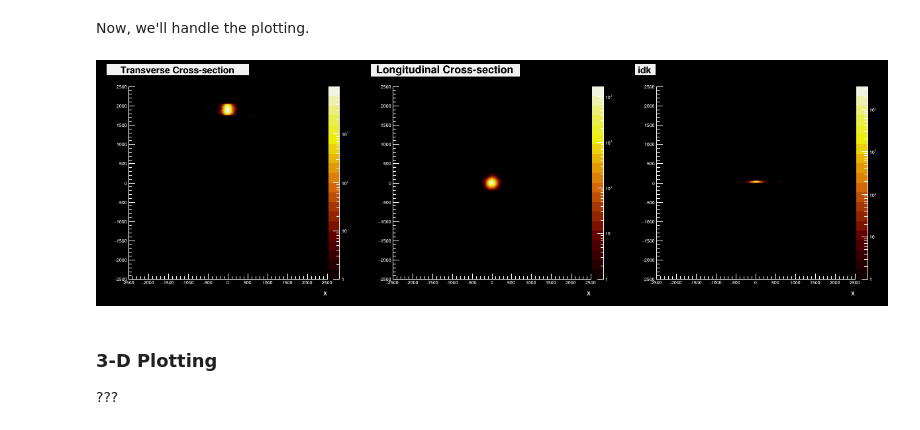
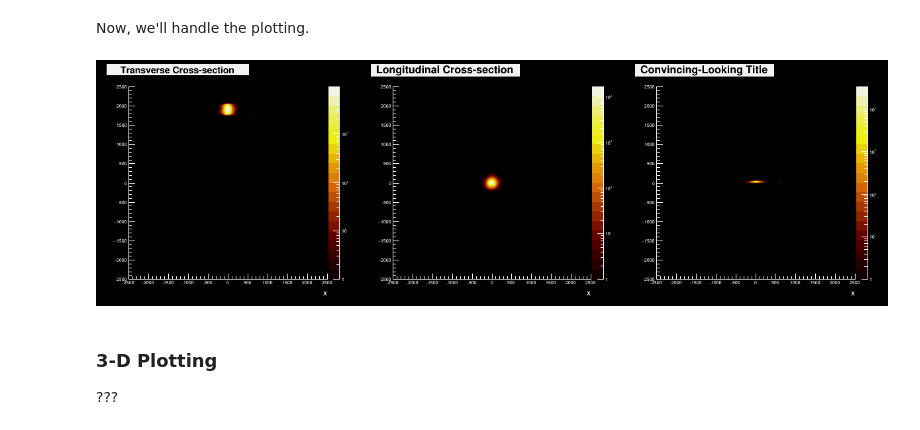
Before and after one commit to headunderheels/Jupyter-Projects, a Jupyter notebook: CalorimeterHits.ipynb, the cells around one changed output. Drawn from its saved outputs; the diff is of its cells as text; code cells hidden in the pictures.

```diff
--- a/CalorimeterHits.ipynb
+++ b/CalorimeterHits.ipynb
@@ -96,5 +87,3 @@ Here, let's define a new column to represent the radius, using [df.Define().](ht
-# %%
-df = df.Define("r", "ROOT::Math::XYZTVector('x', 'y', 'z', 't').mag()")
 # %% [markdown]
 ---
 ## Visualization
@@ -191,35 +184,35 @@ ROOT.gStyle.SetPalette(53)
 xbins = ybins = tbins = 100
 xmax = ymax = tmax = 2500
 xmin = ymin = tmin = -xmax
 
 
 c.cd(1)
 c.GetPad(1).SetFillColor(1)
 h1 = df.Histo2D(("h1", "Transverse Cross-section;x;y",
                  xbins, xmin, xmax,
                  ybins, ymin, ymax),
                 "barrel_x", "barrel_y")
 h1.Draw("CONT4 Z")
 
 c.cd(2)
 c.GetPad(2).SetFillColor(1)
 h2 = df.Histo2D(("h2", "Longitudinal Cross-section;x;z",
                  xbins, xmin, xmax,
                  ybins, ymin, ymax),
                 "barrel_x", "barrel_z")
 h2.Draw("CONT4 Z")
 
 c.cd(3)
 c.GetPad(3).SetFillColor(1)
-h3 = df.Histo2D(("h3", "idk;x;t",
+h3 = df.Histo2D(("h3", "Convincing-Looking Title;x;t",
                  xbins, xmin, xmax,
                  tbins, tmin, tmax),
                 "barrel_x", "ECALBarrel.time")
 h3.Draw("CONT4 Z")
 
 c.Draw()
 # %% [output]
-[figure, old version]
+[figure, new version]
 # %% [markdown]
 ### 3-D Plotting
 
```
Also changed, not shown: parts of 6 cells of this notebook.
